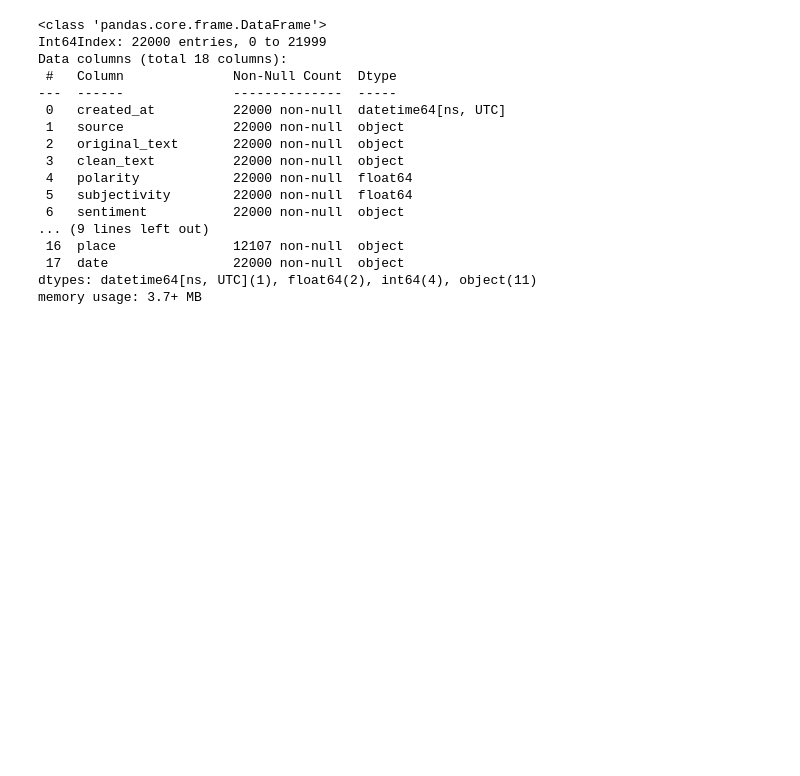
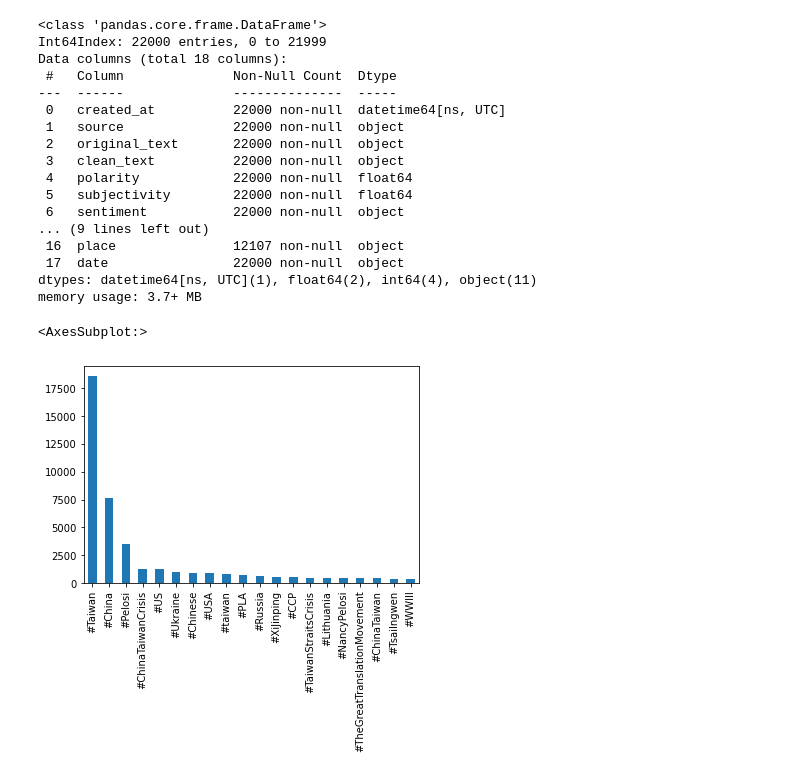
Before and after one commit to sidoine-dako/Twitter-Data-Analysis, a Jupyter notebook: notebooks/data_exploration.ipynb, the cells around one changed output. Cells and saved outputs as stored; diff of their text form; code cells hidden in the pictures; blank space fills up the shorter version.

```diff
--- a/notebooks/data_exploration.ipynb
+++ b/notebooks/data_exploration.ipynb
@@ -200,12 +195,22 @@ def find_hashtags(tweet):
     '''This function will extract hashtags'''
     return re.findall('(#[A-Za-z]+[A-Za-z0-9-_]+)', tweet)
 # %%
-# update Hashtage columon with hashtages extracted from Orignal_text columon
-dfClean['hashtags'] = tweets_df.text.apply(find_hashtags)
-print(tweets_df['hashtags'])
+# update Hashtage column with hashtages extracted from Orignal_text columon
+dfClean['hashtags'] = dfClean.original_text.apply(find_hashtags)
 
 # take the rows from the hashtag columns where there are actually hashtags
 hashtags_list_df = dfClean.loc[
                        dfClean.hashtags.apply(
                            lambda hashtags_list: hashtags_list !=[]
                        ),['hashtags']]
+
+#create dataframe where each use of hashtag gets its own row
+flattened_hashtags_df = pd.DataFrame(
+    [hashtag for hashtags_list in hashtags_list_df.hashtags
+    for hashtag in hashtags_list],
+    columns=['hashtag'])
+# %%
+flattened_hashtags_df['hashtag'].value_counts()[:20].plot(kind='bar')
+# %% [output]
+<AxesSubplot:>
+[figure, added]
```
Also changed, not shown: parts of 3 cells of this notebook.
